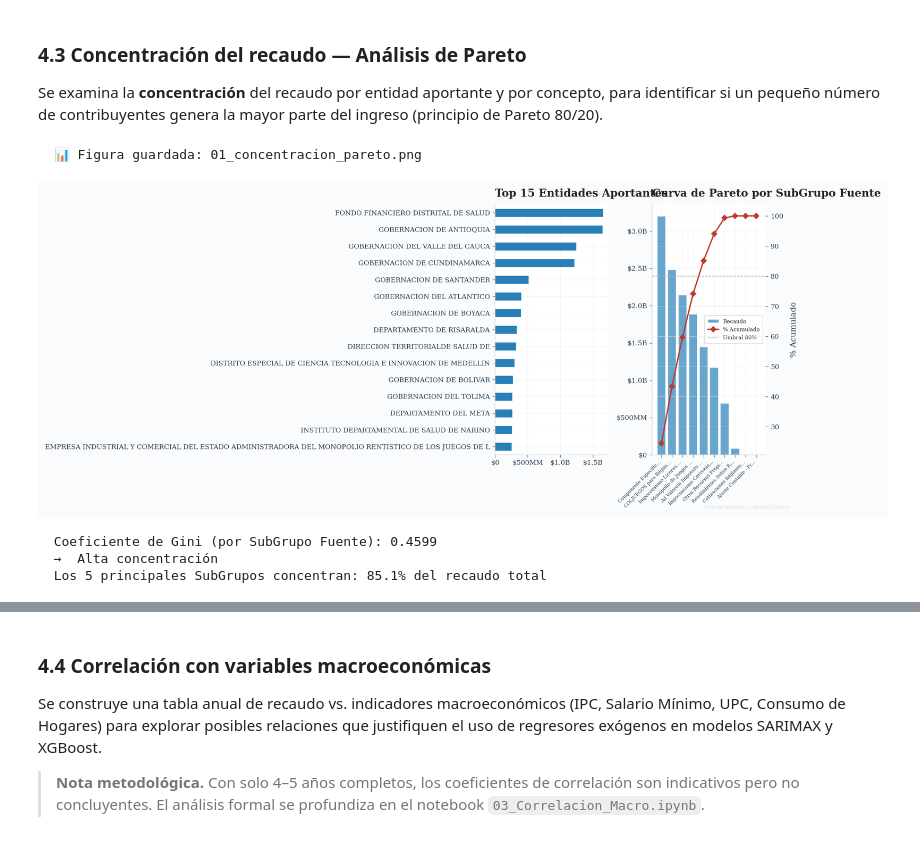
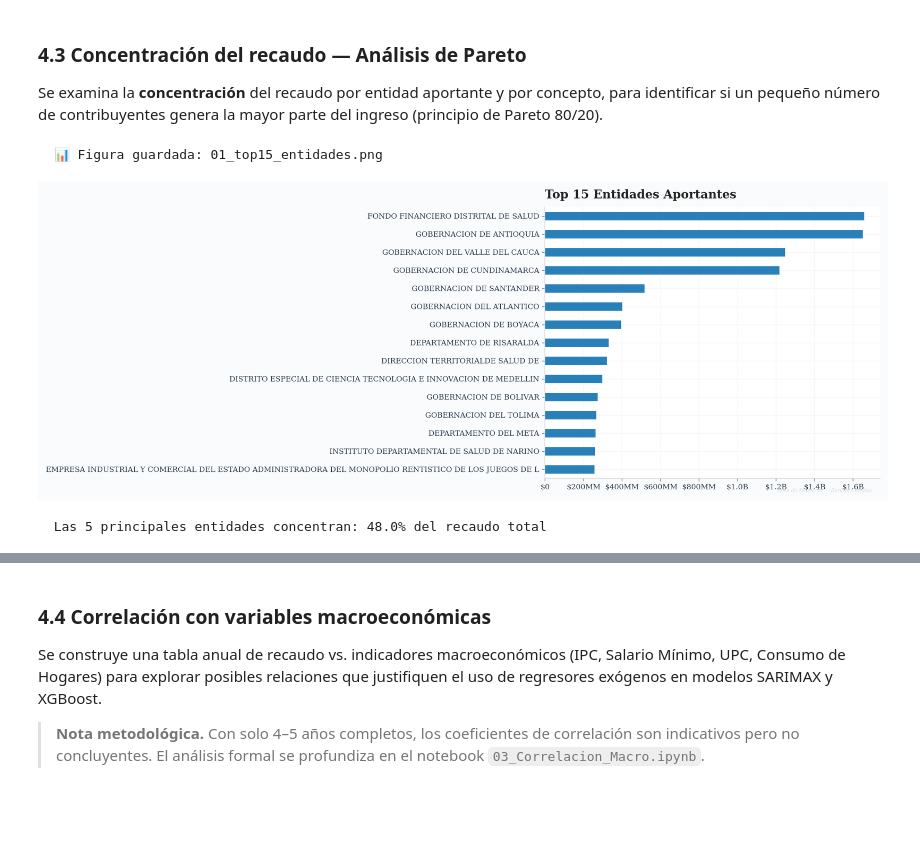
Before and after one commit to efrenbohorquez/ESTRUCTURA_DATOS_RENTAS_V2, a Jupyter notebook: notebooks/01_EDA_Completo.ipynb, the cells around one changed output, grey strips where cells are left out. Saved outputs shown, nothing was run; the diff lists cells and outputs as text; code cells hidden in the pictures; blank space fills up the shorter version.

```diff
--- a/notebooks/01_EDA_Completo.ipynb
+++ b/notebooks/01_EDA_Completo.ipynb
@@ -930,70 +971,31 @@ Se examina la **concentración** del recaudo por entidad aportante y por
 concepto, para identificar si un pequeño número de contribuyentes genera
 la mayor parte del ingreso (principio de Pareto 80/20).
 # %%
-# ── 4.3 Concentración del recaudo ─────────────────────────────────
-# Top 15 entidades aportantes
+# ── 4.3a Top 15 Entidades Aportantes ─────────────────────────────
 top_entidades = (df.groupby('NombreBeneficiarioAportante')[COL_VALOR]
                  .sum().sort_values(ascending=False).head(15))
 total_recaudo = df[COL_VALOR].sum()
 
-fig, (ax1, ax2) = plt.subplots(1, 2, figsize=(16, 7))
+fig, ax = plt.subplots(figsize=FIGSIZE_WIDE)
 
-# Barras horizontales Top 15
-top_entidades.sort_values().plot.barh(ax=ax1, color=C_TERTIARY, edgecolor='white', linewidth=0.5)
+top_entidades.sort_values().plot.barh(ax=ax, color=C_TERTIARY, edgecolor='white', linewidth=0.5)
 if _VIZ_THEME_LOADED:
-    titulo_profesional(ax1, 'Top 15 Entidades Aportantes')
-    formato_pesos_eje(ax1, eje='x')
+    titulo_profesional(ax, 'Top 15 Entidades Aportantes')
+    formato_pesos_eje(ax, eje='x')
 else:
-    ax1.set_title('Top 15 Entidades Aportantes', fontweight='bold')
-ax1.set_ylabel('')
-
-# Curva de Pareto por concepto
-por_concepto = (df.groupby('NombreSubGrupoFuente')[COL_VALOR]
-                .sum().sort_values(ascending=False))
-pct_acum = por_concepto.cumsum() / total_recaudo * 100
-
-ax2.bar(range(len(por_concepto)), por_concepto.values, color=C_TERTIARY,
-        alpha=0.7, edgecolor='white', label='Recaudo')
-ax2_twin = ax2.twinx()
-ax2_twin.plot(range(len(por_concepto)), pct_acum.values, color=C_SECONDARY,
-              marker='D', linewidth=2, markersize=6, label='% Acumulado')
-ax2_twin.axhline(80, color=C_TEXT_LIGHT, ls='--', lw=1, alpha=0.6, label='Umbral 80%')
-ax2_twin.set_ylabel('% Acumulado')
-
-ax2.set_xticks(range(len(por_concepto)))
-ax2.set_xticklabels([s[:20] + '...' if len(s) > 20 else s for s in por_concepto.index],
-                     rotation=45, ha='right', fontsize=7)
-if _VIZ_THEME_LOADED:
-    titulo_profesional(ax2, 'Curva de Pareto por SubGrupo Fuente')
-    formato_pesos_eje(ax2)
-else:
-    ax2.set_title('Curva de Pareto', fontweight='bold')
-
-# Combinar leyendas
-lines1, labels1 = ax2.get_legend_handles_labels()
-lines2, labels2 = ax2_twin.get_legend_handles_labels()
-ax2.legend(lines1 + lines2, labels1 + labels2, loc='center right', fontsize=8)
+    ax.set_title('Top 15 Entidades Aportantes', fontweight='bold')
+ax.set_ylabel('')
 
 plt.tight_layout()
 if _VIZ_THEME_LOADED:
     marca_agua(fig)
-    guardar_figura(fig, '01_concentracion_pareto', OUTPUTS_FIGURES)
+    guardar_figura(fig, '01_top15_entidades', OUTPUTS_FIGURES)
 plt.show()
 
-# Gini
-sorted_vals = np.sort(por_concepto.values)
-n = len(sorted_vals)
-cumx = np.cumsum(sorted_vals)
-gini = (n + 1 - 2 * np.sum(cumx) / cumx[-1]) / n
-print(f"\n  Coeficiente de Gini (por SubGrupo Fuente): {gini:.4f}")
-print(f"  → {' Alta concentración' if gini > 0.4 else 'Concentración moderada' if gini > 0.2 else 'Distribución dispersa'}")
-
 # Top 5 concentración
-top5_pct = por_concepto.head(5).sum() / total_recaudo * 100
-print(f"  Los 5 principales SubGrupos concentran: {top5_pct:.1f}% del recaudo total")
+top5_pct = top_entidades.head(5).sum() / total_recaudo * 100
+print(f"\n  Las 5 principales entidades concentran: {top5_pct:.1f}% del recaudo total")
 # %% [output]
-  📊 Figura guardada: 01_concentracion_pareto.png
+  📊 Figura guardada: 01_top15_entidades.png
-[figure, old version]
+[figure, new version]
-  Coeficiente de Gini (por SubGrupo Fuente): 0.4599
-  →  Alta concentración
-  Los 5 principales SubGrupos concentran: 85.1% del recaudo total
+  Las 5 principales entidades concentran: 48.0% del recaudo total
```
Also changed, not shown: parts of 12 cells of this notebook, 37 other files.
